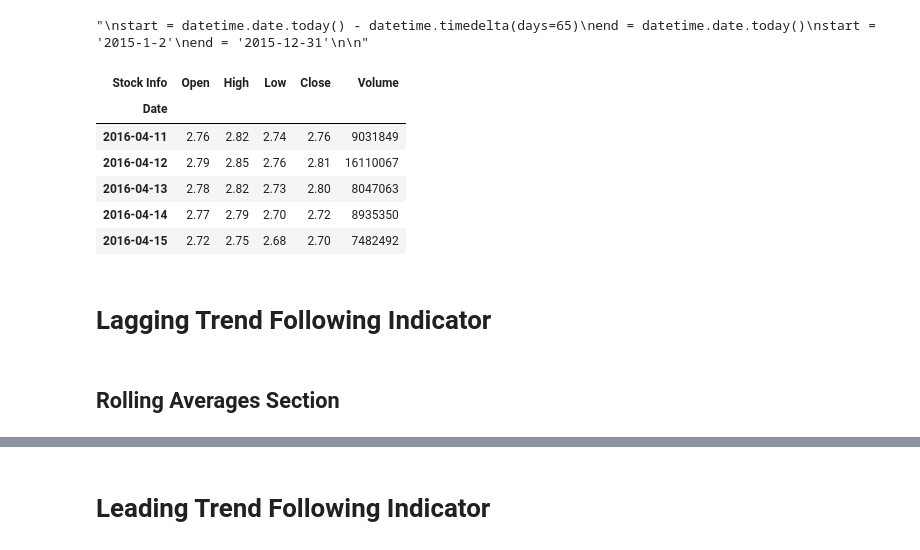
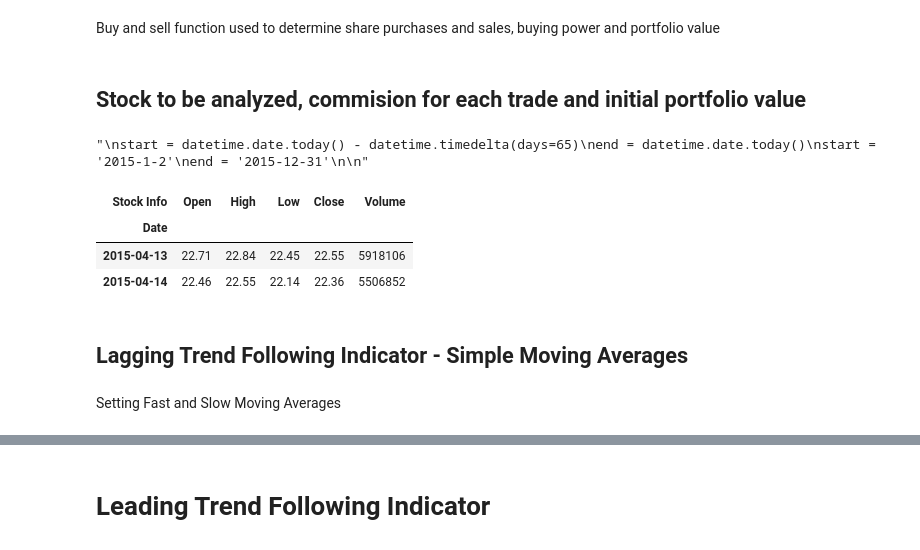
Before and after one commit to spm7/Stock-Ticker---Quantitative-Analysis, a Jupyter notebook: Stock Analytics.ipynb, the cells around one changed output, grey strips where cells are left out. Drawn from its saved outputs; the diff is of its cells as text; code cells hidden in the pictures.

```diff
--- a/Stock Analytics.ipynb
+++ b/Stock Analytics.ipynb
@@ -12,0 +14,2 @@ StockName='AMD'
+# %% [markdown]
+Buy and sell function used to determine share purchases and sales, buying power and portfolio value
@@ -13,8 +39,13 @@ StockName='AMD'
+# %% [markdown]
+## Stock to be analyzed, commision for each trade and initial portfolio value
+# %%
+StockName='NVDA'
+comission=7
+port_init_value=100000
 # %%
-start = datetime.date.today() - datetime.timedelta(days=365)
+start = datetime.date.today() - datetime.timedelta(days=730)
 end = datetime.date.today()
 Stock = data.DataReader(StockName, 'google', start, end)
-
 
 '''
 start = datetime.date.today() - datetime.timedelta(days=65)
@@ -27,16 +58,13 @@ end = '2015-12-31'
 "\nstart = datetime.date.today() - datetime.timedelta(days=65)\nend = datetime.date.today()\nstart = '2015-1-2'\nend = '2015-12-31'\n\n"
 # %%
 Stock.columns.names = ['Stock Info']
-Stock.head()
+Stock.head(2)
 # %% [output]
 | Stock Info | Open | High | Low | Close | Volume |
 | Date |  |  |  |  |  |
-| 2016-04-11 | 2.76 | 2.82 | 2.74 | 2.76 | 9031849 |
-| 2016-04-12 | 2.79 | 2.85 | 2.76 | 2.81 | 16110067 |
-| 2016-04-13 | 2.78 | 2.82 | 2.73 | 2.80 | 8047063 |
-| 2016-04-14 | 2.77 | 2.79 | 2.70 | 2.72 | 8935350 |
-| 2016-04-15 | 2.72 | 2.75 | 2.68 | 2.70 | 7482492 |
+| 2015-04-13 | 22.71 | 22.84 | 22.45 | 22.55 | 5918106 |
+| 2015-04-14 | 22.46 | 22.55 | 22.14 | 22.36 | 5506852 |
 # %% [markdown]
-# Lagging Trend Following Indicator
+## Lagging Trend Following Indicator - Simple Moving Averages
-# %% [markdown]
-## Rolling Averages Section
+# %% [markdown]
+Setting Fast and Slow Moving Averages
```
Also changed, not shown: parts of 60 cells of this notebook.
